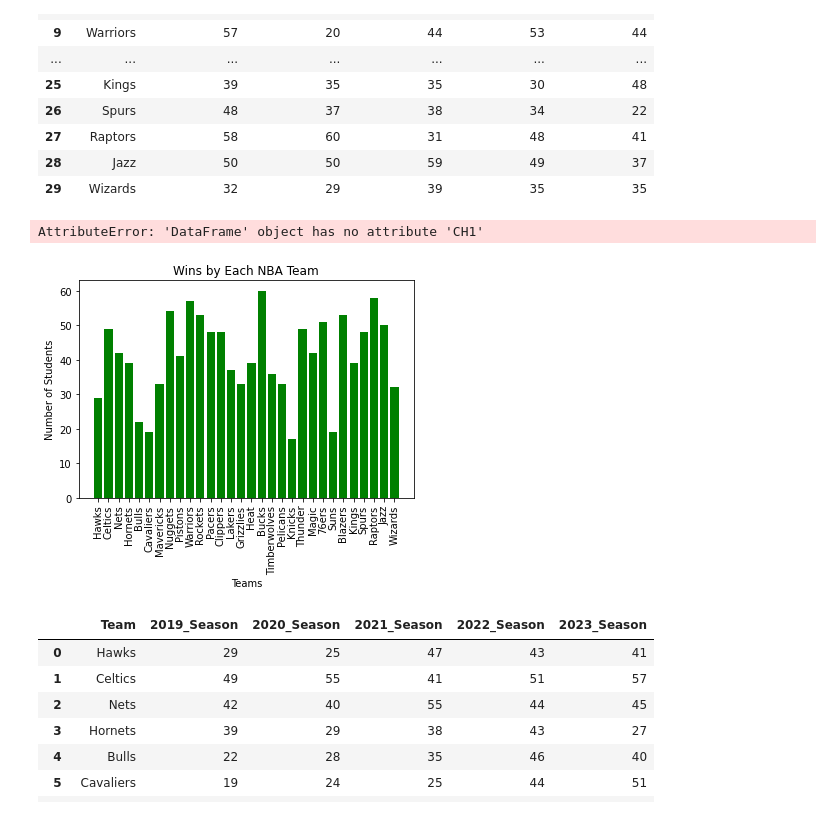
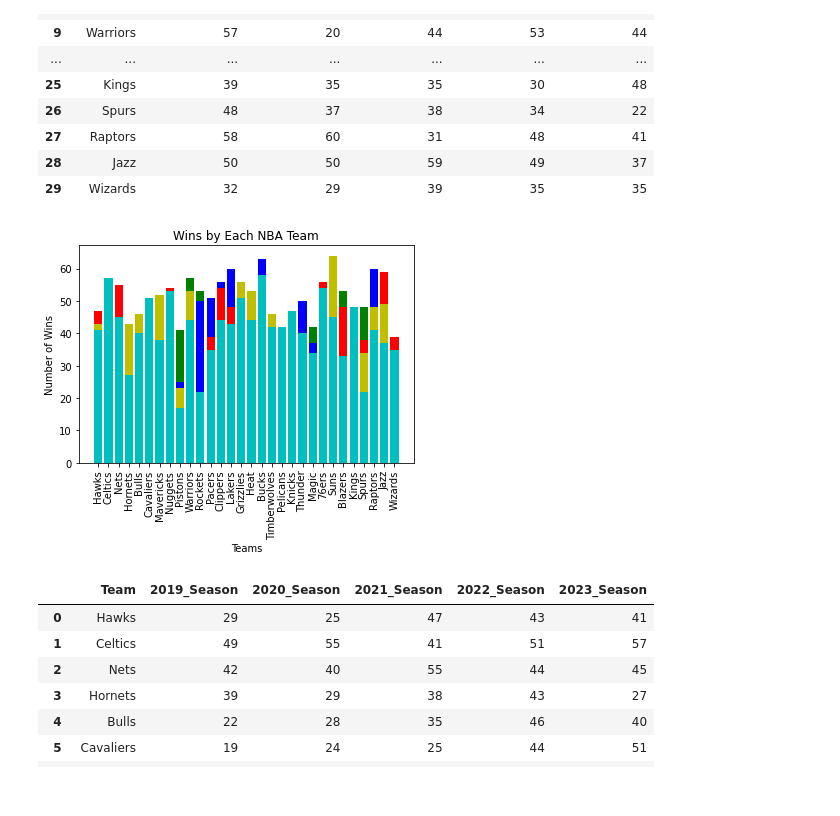
Before and after one commit to rayrayshams/Tri-3, a Jupyter notebook: _notebooks/2023-5-14-PandasNATM.ipynb, the cells around one changed output. Cells and saved outputs as stored; diff of their text form; code cells hidden in the pictures.

```diff
--- a/_notebooks/2023-5-14-PandasNATM.ipynb
+++ b/_notebooks/2023-5-14-PandasNATM.ipynb
@@ -65,40 +60,42 @@ df_sig
 | 27 | Raptors | 58 | 60 | 31 | 48 | 41 |
 | 28 | Jazz | 50 | 50 | 59 | 49 | 37 |
 | 29 | Wizards | 32 | 29 | 39 | 35 | 35 |
-# %%
-df_sig.CH1.plot()
-plt.xlabel('Sample number')
-plt.ylabel('Signal value, volts')
-# %% [output]
-AttributeError: 'DataFrame' object has no attribute 'CH1'
 # %%
 # https://www.python-graph-gallery.com/7-custom-barplot-layout
 #work on later
 
 # Import the necessary modules
 import pandas as pd
 import numpy as np
 
 
 # Initialize the lists for X and Y
 data = pd.read_csv('files/basketball.csv')
 x_pos = np.arange(len(data))
 df = pd.DataFrame(data)
 
 X = list(df.iloc[:, 0])
-Y = list(df.iloc[:, 1])
+Y1 = list(df.iloc[:, 1])
+Y2 = list(df.iloc[:, 2])
+Y3 = list(df.iloc[:, 3])
+Y4 = list(df.iloc[:, 4])
+Y5 = list(df.iloc[:, 5])
 
 # Plot the data using bar() method
-plt.bar(X, Y, color='g')
+plt.bar(X, Y1, color='g')
+plt.bar(X, Y2, color='b')
+plt.bar(X, Y3, color='r')
+plt.bar(X, Y4, color='y')
+plt.bar(X, Y5, color='c')
 plt.title("Wins by Each NBA Team")
 plt.xlabel("Teams")
-plt.ylabel("Number of Students")
+plt.ylabel("Number of Wins")
 plt.xticks(rotation=90)
 
 # Show the plot
 plt.show()
 # %% [output]
-[figure, old version]
+[figure, new version]
 # %%
 # Import the necessary modules
 import pandas as pd
```
Also changed, not shown: parts of 1 cell of this notebook.
